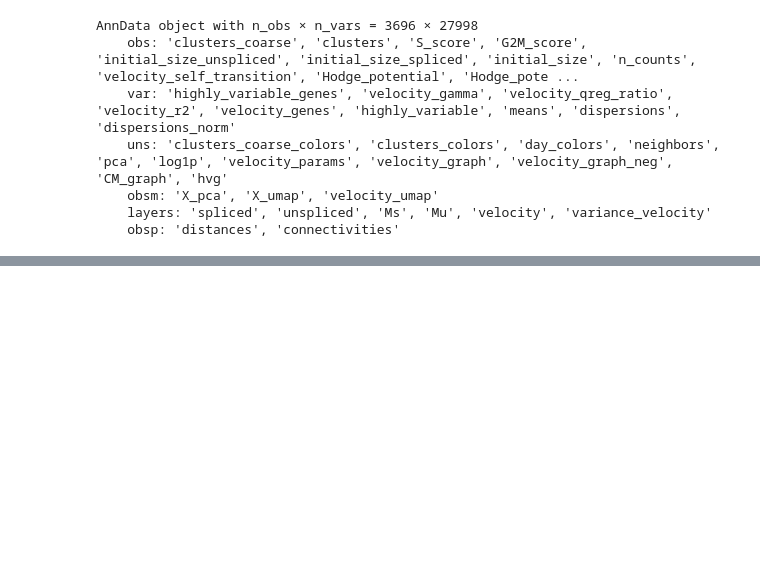
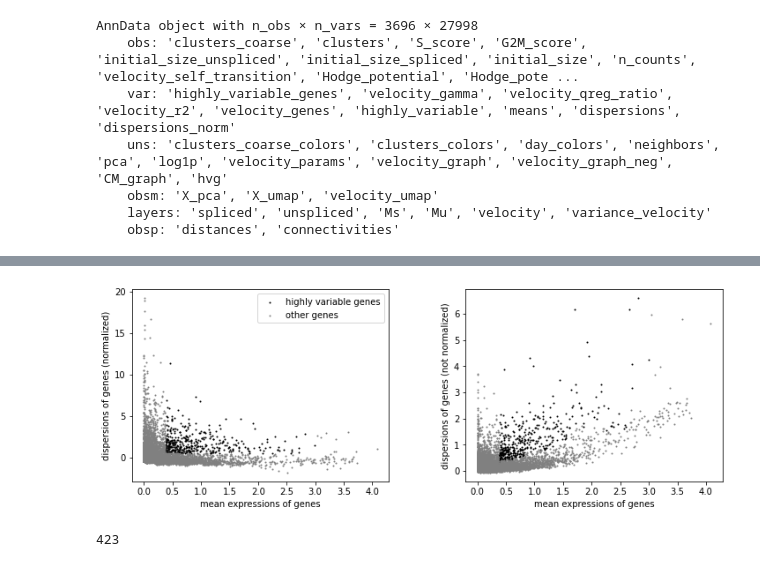
Before and after one commit to yusuke-imoto-lab/CellMap, a Jupyter notebook: tutorial/CellMap_tutorial_pancreas.ipynb, the cells around one changed output, grey strips where cells are left out. Cells and saved outputs as stored; diff of their text form; code cells hidden in the pictures; blank space fills up the shorter version.

```diff
--- a/tutorial/CellMap_tutorial_pancreas.ipynb
+++ b/tutorial/CellMap_tutorial_pancreas.ipynb
@@ -146,0 +147,11 @@ for alpha in alpha_set:
+# %%
+n_HVG = 10
+min_mean = np.percentile(np.mean(adata.X.toarray(),axis=0)[np.mean(adata.X.toarray(),axis=0)>0],90)
+# min_mean = 1
+scanpy.pp.highly_variable_genes(adata,min_mean=min_mean)
+# adata.var.index[adata.var['highly_variable']==True]
+scanpy.pl.highly_variable_genes(adata)
+sum(adata.var['highly_variable']==True)
+# %% [output]
+[figure, added]
+423
```
Also changed, not shown: parts of 15 cells of this notebook, 3 other files.
